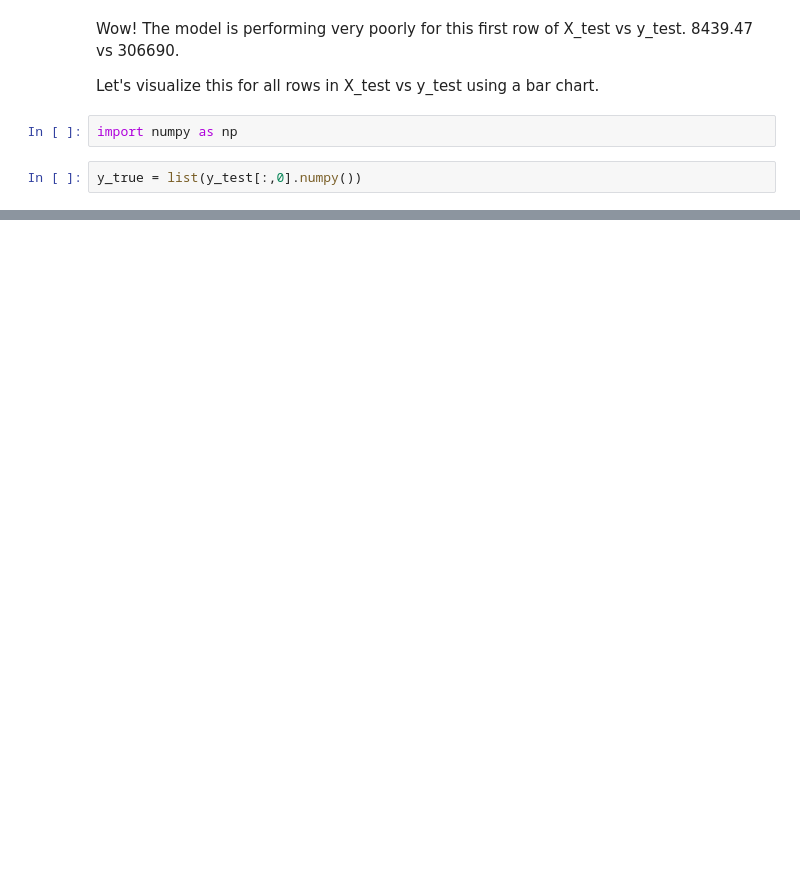
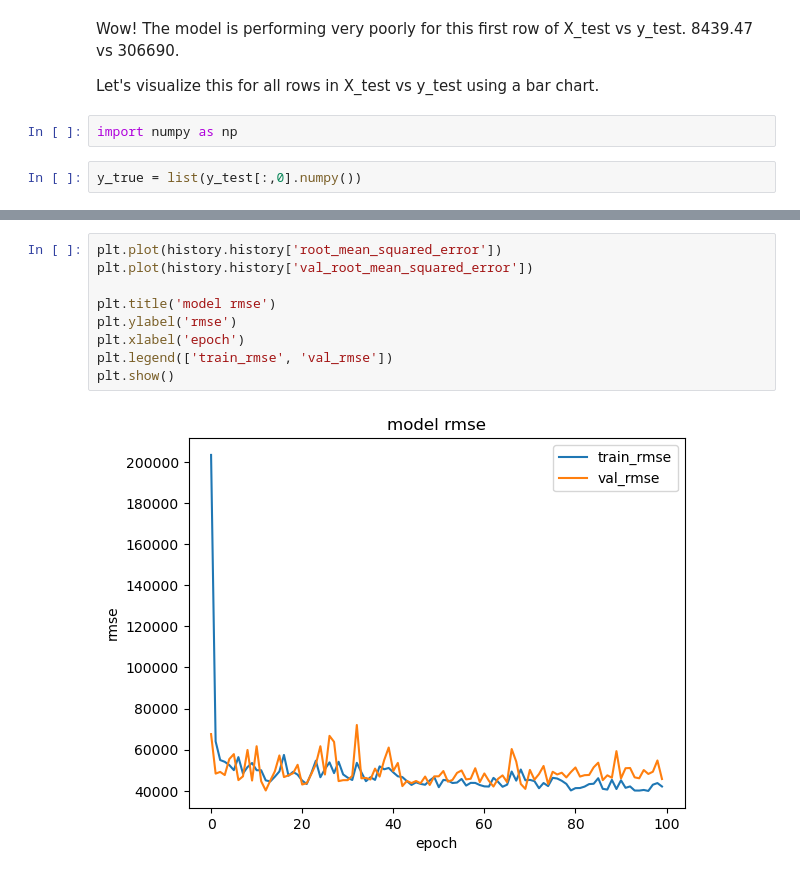
Before and after one commit to hamdaan-shaikh/LearnTF, a Jupyter notebook: 02_Building_Neural_Networks_with_TensorFlow_[Car_Price_Prediction].ipynb, the cells around one changed output, grey strips where cells are left out. Cells and saved outputs as stored; diff of their text form; blank space fills up the shorter version.

```diff
--- a/02_Building_Neural_Networks_with_TensorFlow_[Car_Price_Prediction].ipynb
+++ b/02_Building_Neural_Networks_with_TensorFlow_[Car_Price_Prediction].ipynb
@@ -856,0 +963,11 @@ plt.show()
+# %%
+plt.plot(history.history['root_mean_squared_error'])
+plt.plot(history.history['val_root_mean_squared_error'])
+
+plt.title('model rmse')
+plt.ylabel('rmse')
+plt.xlabel('epoch')
+plt.legend(['train_rmse', 'val_rmse'])
+plt.show()
+# %% [output]
+[figure, added]
```
Also changed, not shown: parts of 64 cells of this notebook.
